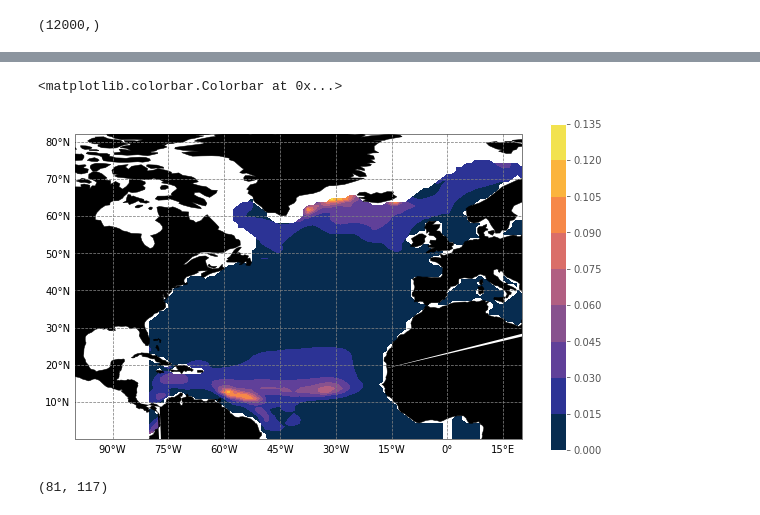
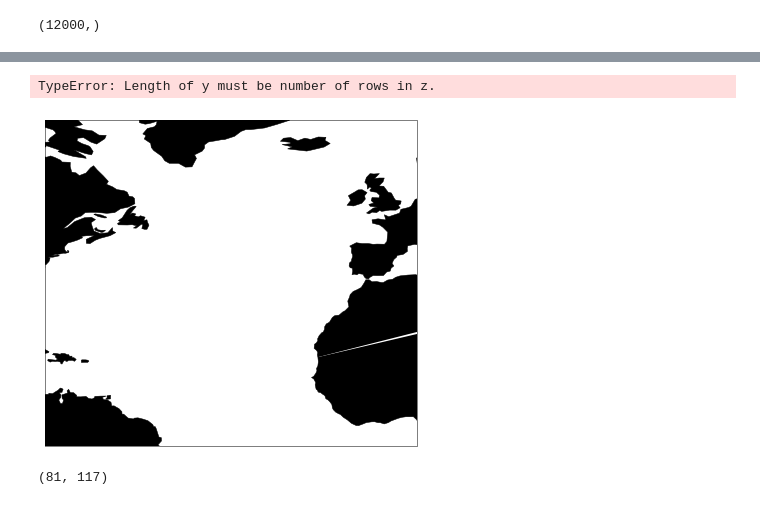
Before and after one commit to glennliu265/stochmod, a Jupyter notebook: AMV_Explore.ipynb, the cells around one changed output, grey strips where cells are left out. Saved outputs shown, nothing was run; the diff lists cells and outputs as text; code cells hidden in the pictures.

```diff
--- a/AMV_Explore.ipynb
+++ b/AMV_Explore.ipynb
@@ -210,3 +263,6 @@ aa_F      = area_avg(F,bbox,lon,lat)
 # aa_noentr = detrendlin(aa_noentr)
 # aa_entr   =  detrendlin(aa_entr)
 # aa_F      =  detrendlin(aa_F)
+
+undetrended = np.copy(aa_hsst)
+aa_hsst    = detrendlin(aa_hsst)
@@ -213,11 +284,27 @@ aa_F      = area_avg(F,bbox,lon,lat)
+# %%
+# Normalize the data
+
+hmean = np.nanmean(aa_hsst)
+hstd  = np.nanstd(aa_hsst)
+hanom = (aa_hsst - hmean)/hstd
+aa_hsst = np.copy(hanom)
 # %%
-# Apply low pass filter
+# Apply low pass filter to stochastic model output
 
 b, a = butter(order, cutoff, btype='lowpass')
 
 lp_noentr = filtfilt(b,a,aa_noentr)
 lp_entr   = filtfilt(b,a,aa_entr)
 lp_f      = filtfilt(b,a,aa_F)
+
+
+# More filter settings rewritten (based on old matlab code)
+order = 5
+filtfreq = len(aa_hsst)/timecut
+nyquist = len(aa_hsst)/2
+cutoff = filtfreq/nyquist
+bh, ah = butter(order, cutoff, btype='lowpass')
+lp_hsst   = filtfilt(bh,ah,aa_hsst)
 # %%
 # Visualize frequency response
 
@@ -297,7 +410,17 @@ ax.fill_between(np.arange(0,12000),0,lp_noentr,where=lp_noentr<0,facecolor='blue
 # %%
 # Lets try to write a regression function to get the spatial pattern assoc with this
-ts  = np.copy(lp_noentr)
-var = np.copy(t_noentr)
+ts  = np.copy(lp_hsst)
+var = np.copy(hsstnew)
+
+
+# Anomalize and normalize the data
+normalizeall = 0
+if normalizeall == 1:
+    varmean = np.nanmean(var,2)
+    varstd  = np.nanstd(var,2)
+    var = (var - varmean[:,:,None]) /varstd[:,:,None]
+
+
 
 # Combine the spatial dimensions
 londim = var.shape[0]
@@ -314,8 +538,9 @@ var_reg = np.reshape(var_reg,(londim,latdim))
 # Plot the correlation map
 cmap = cmocean.cm.thermal
 # Add cyclic point
+
 var_reg1 = np.transpose(var_reg,(1,0))
-var_reg1,lon1 = add_cyclic_point(var_reg1,coord=lon)
+var_reg1,lon1 = add_cyclic_point(var_reg1,coord=hlon)
 
 ax = plt.axes(projection=ccrs.PlateCarree())
 ax.set_extent(bbox)
@@ -330,35 +555,35 @@ cs = ax.contourf(lon1,lat,var_reg1,cmap=cmap)
 #            cmap=cmap,
 #            transform=ccrs.PlateCarree())
 
 
 # # Negative contours
 # cln = ax.contour(lon,lat,var,
 #            cint[cint<0],
 #            linestyles='dashed',
 #            colors='k',
 #            linewidths=0.5,
 #            transform=ccrs.PlateCarree())
 
 # # Positive Contours
 # clp = ax.contour(lon,lat,var,
 #            cint[cint>=0],
 #            colors='k',
 #            linewidths=0.5,
 #            transform=ccrs.PlateCarree())
 
 
 
 
 
 gl = ax.gridlines(draw_labels=True,linewidth=0.75,color='gray',linestyle='--')
 
 gl.xlabels_top = gl.ylabels_right = False
 gl.xformatter = LONGITUDE_FORMATTER
 gl.yformatter = LATITUDE_FORMATTER
 plt.colorbar(cs)
 # %% [output]
-<matplotlib.colorbar.Colorbar at 0x...>
+TypeError: Length of y must be number of rows in z.
-[figure, old version]
+[figure, new version]
 # %%
 var_reg.shape
 # %% [output]
```
Also changed, not shown: parts of 15 cells of this notebook, 1 other file.
